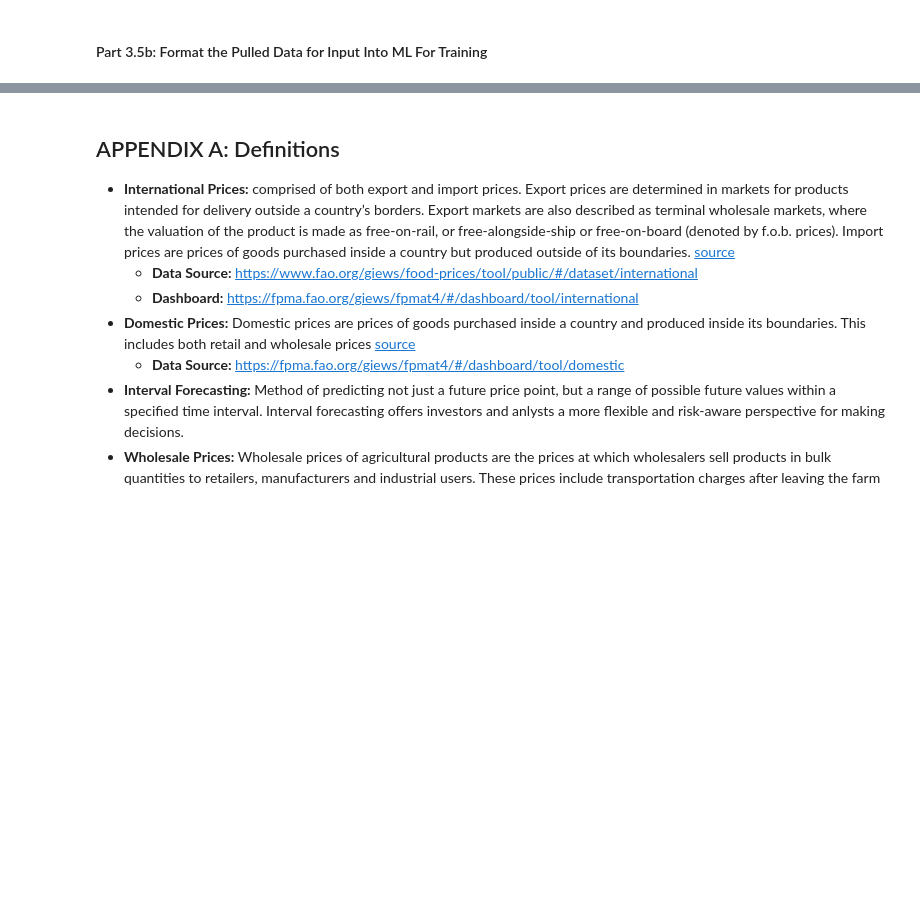
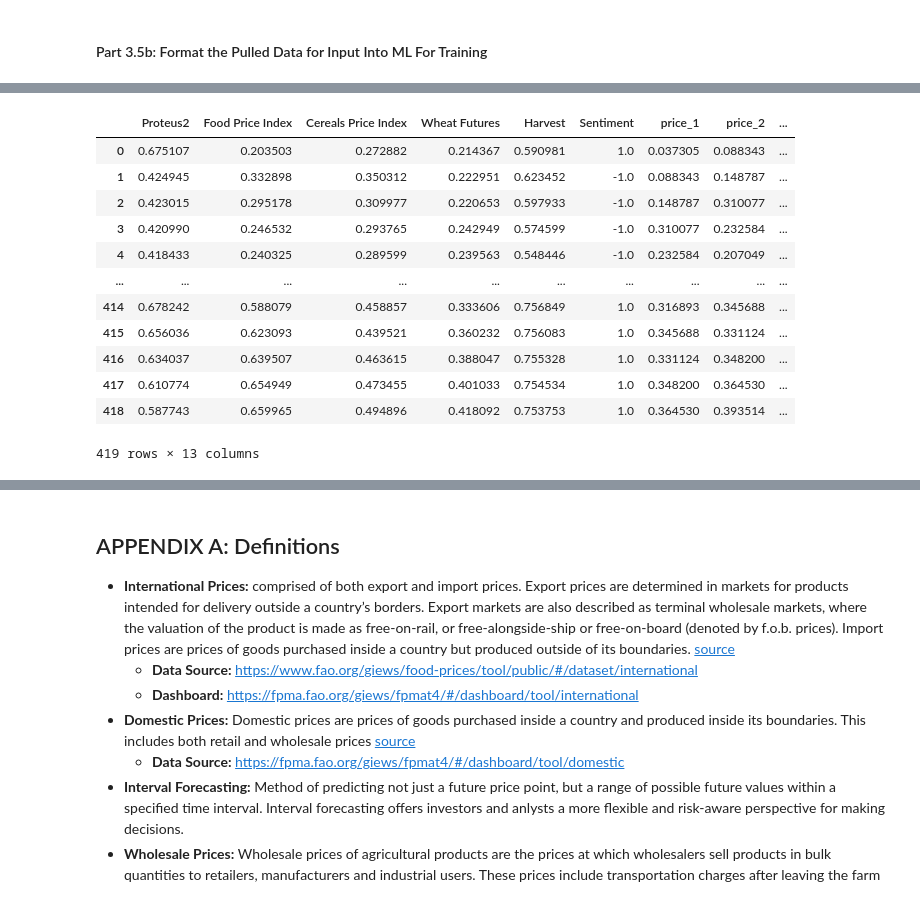
Before and after one commit to Benja-Pauls/Predicting-Commodity-Food-Pricing, a Jupyter notebook: data_analysis.ipynb, the cells around one changed output, grey strips where cells are left out. Saved outputs shown, nothing was run; the diff lists cells and outputs as text; code cells hidden in the pictures; blank space fills up the shorter version.

```diff
--- a/data_analysis.ipynb
+++ b/data_analysis.ipynb
@@ -2060,0 +2118,25 @@ overall_df.to_csv('warning_prediction_model_data.csv', index=False)
+# %%
+# Expand the list that is the input column into separate columns
+inputs = overall_df['input'].apply(lambda x: pd.Series(x))
+inputs.columns = [name for name in warning_model_results.columns[:-1]]
+
+# Bring back the 'country' and 'commodity' columns from the overall_df
+inputs['country'] = overall_df['country']
+inputs['commodity'] = overall_df['commodity']
+inputs['output'] = overall_df['output']
+
+inputs
+# %% [output]
+|  | Proteus2 | Food Price Index | Cereals Price Index | Wheat Futures | Harvest | Sentiment | price_1 | price_2 | ... |
+| 0 | 0.675107 | 0.203503 | 0.272882 | 0.214367 | 0.590981 | 1.0 | 0.037305 | 0.088343 | ... |
+| 1 | 0.424945 | 0.332898 | 0.350312 | 0.222951 | 0.623452 | -1.0 | 0.088343 | 0.148787 | ... |
+| 2 | 0.423015 | 0.295178 | 0.309977 | 0.220653 | 0.597933 | -1.0 | 0.148787 | 0.310077 | ... |
+| 3 | 0.420990 | 0.246532 | 0.293765 | 0.242949 | 0.574599 | -1.0 | 0.310077 | 0.232584 | ... |
+| 4 | 0.418433 | 0.240325 | 0.289599 | 0.239563 | 0.548446 | -1.0 | 0.232584 | 0.207049 | ... |
+| ... | ... | ... | ... | ... | ... | ... | ... | ... | ... |
+| 414 | 0.678242 | 0.588079 | 0.458857 | 0.333606 | 0.756849 | 1.0 | 0.316893 | 0.345688 | ... |
+| 415 | 0.656036 | 0.623093 | 0.439521 | 0.360232 | 0.756083 | 1.0 | 0.345688 | 0.331124 | ... |
+| 416 | 0.634037 | 0.639507 | 0.463615 | 0.388047 | 0.755328 | 1.0 | 0.331124 | 0.348200 | ... |
+| 417 | 0.610774 | 0.654949 | 0.473455 | 0.401033 | 0.754534 | 1.0 | 0.348200 | 0.364530 | ... |
+| 418 | 0.587743 | 0.659965 | 0.494896 | 0.418092 | 0.753753 | 1.0 | 0.364530 | 0.393514 | ... |
+419 rows × 13 columns
```
Also changed, not shown: parts of 10 cells of this notebook, 3 other files.
